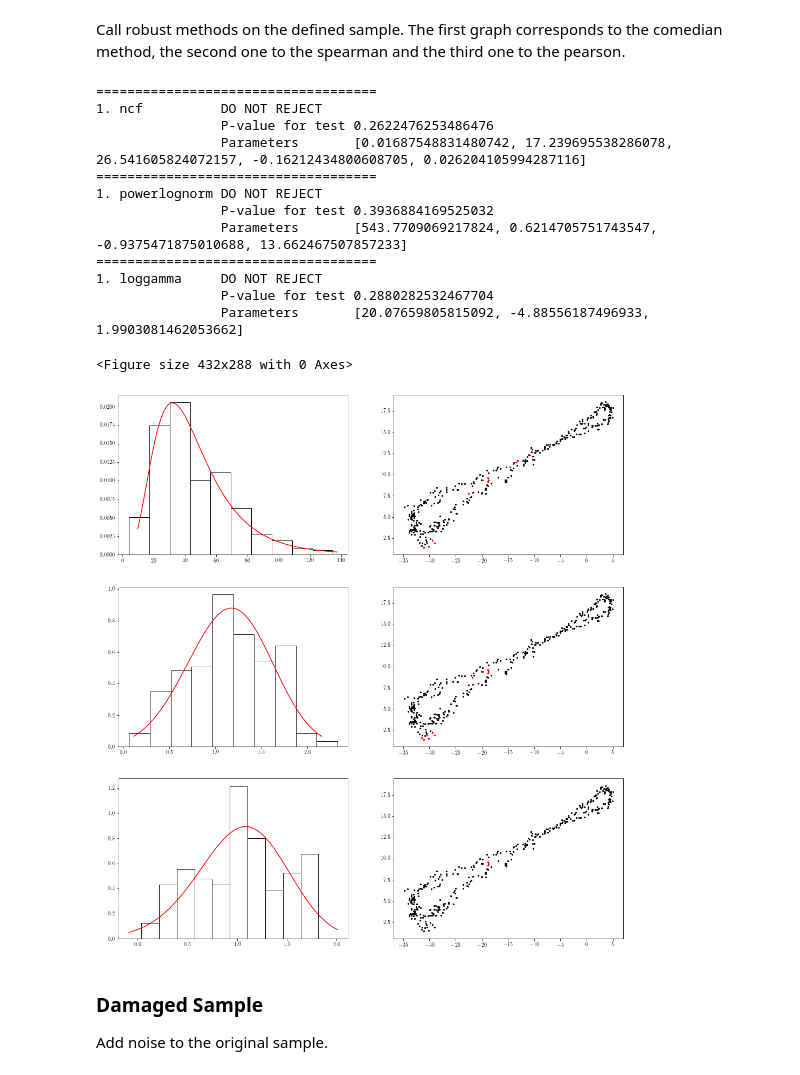
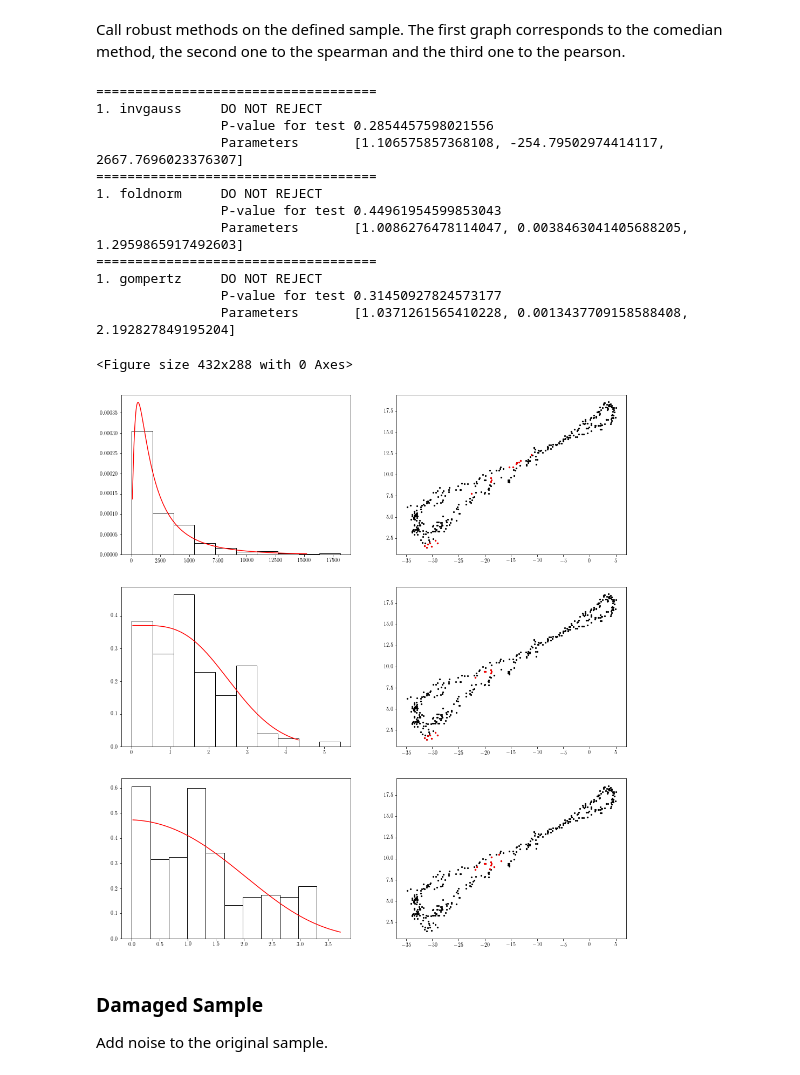
Before and after one commit to Daples/mathematical-engineering, a Jupyter notebook: 201/non-parametric-statistics/workshop-code.ipynb, the cells around one changed output. Drawn from its saved outputs; the diff is of its cells as text; code cells hidden in the pictures.

Commit message:
[ 201 ] Corrected distances.

```diff
--- a/201/non-parametric-statistics/workshop-code.ipynb
+++ b/201/non-parametric-statistics/workshop-code.ipynb
@@ -436,7 +436,7 @@ def mahal(u, v, inv_matrix, filename=None, method=0, plot=False, dist='chi2', pa
     if method == 0:
         # Parametric
         for i in range(u.shape[1]):
-            distance.append(mh(u[:, i], v, inv_matrix))
+            distance.append(mh(u[:, i], v, inv_matrix) ** 2)
         distance = np.array(distance)
 
     # Comparison with Chi Square density
@@ -674,22 +682,22 @@ def analysis_outliers(sample, dist1='chi2', dist2='genlogistic', dist3='genlogis
 # %% [markdown]
 Call robust methods on the defined sample. The first graph corresponds to the comedian method, the second one to the spearman and the third one to the pearson.
 # %%
-analysis_outliers(sample, dist1='ncf', dist2='powerlognorm', dist3='loggamma', filename="no-noise.pdf")
+analysis_outliers(sample, dist1='invgauss', dist2='foldnorm', dist3='gompertz', filename="no-noise.pdf")
 # %% [output]
 ====================================
-1. ncf          DO NOT REJECT
-                P-value for test 0.2622476253486476
-                Parameters       [0.01687548831480742, 17.239695538286078, 26.541605824072157, -0.16212434800608705, 0.026204105994287116]
+1. invgauss     DO NOT REJECT
+                P-value for test 0.2854457598021556
+                Parameters       [1.106575857368108, -254.79502974414117, 2667.7696023376307]
 ====================================
-1. powerlognorm DO NOT REJECT
-                P-value for test 0.3936884169525032
-                Parameters       [543.7709069217824, 0.6214705751743547, -0.9375471875010688, 13.662467507857233]
+1. foldnorm     DO NOT REJECT
+                P-value for test 0.44961954599853043
+                Parameters       [1.0086276478114047, 0.0038463041405688205, 1.2959865917492603]
 ====================================
-1. loggamma     DO NOT REJECT
-                P-value for test 0.2880282532467704
-                Parameters       [20.07659805815092, -4.88556187496933, 1.9903081462053662]
+1. gompertz     DO NOT REJECT
+                P-value for test 0.31450927824573177
+                Parameters       [1.0371261565410228, 0.0013437709158588408, 2.192827849195204]
 <Figure size 432x288 with 0 Axes>
-[figure, old version]
+[figure, new version]
 # %% [markdown]
 ### Damaged Sample
 Add noise to the original sample.
```
Also changed, not shown: parts of 4 cells of this notebook, 18 other files.
